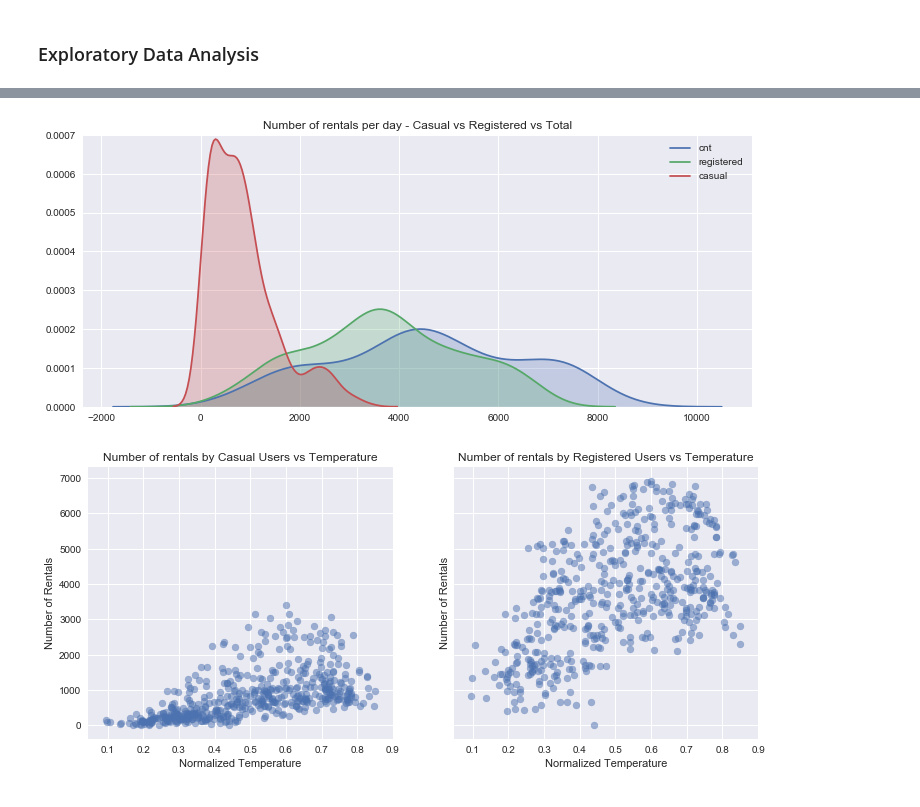
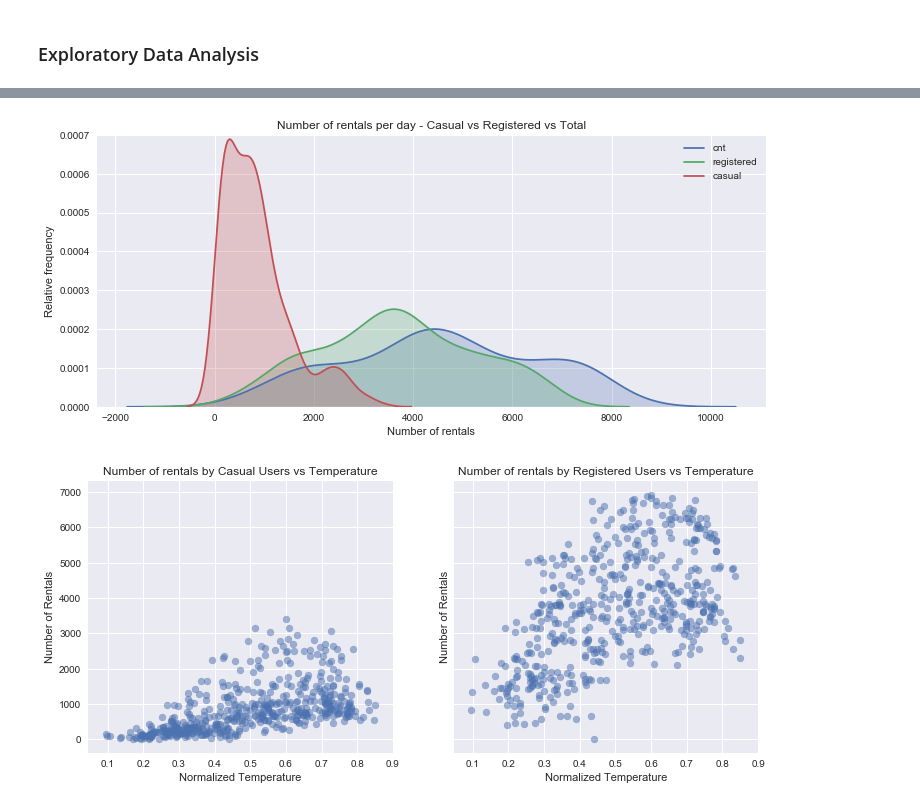
Before and after one commit to estebanangelm/bike_rental_analysis, a Jupyter notebook: Bike Rental Analysis.ipynb, the cells around one changed output, grey strips where cells are left out. Drawn from its saved outputs; the diff is of its cells as text; code cells hidden in the pictures.

```diff
--- a/Bike Rental Analysis.ipynb
+++ b/Bike Rental Analysis.ipynb
@@ -49,13 +126,15 @@ plt.show()
 # %%
 plt.figure(figsize=(12,5))
 plt.title("Number of rentals per day - Casual vs Registered vs Total")
 sns.kdeplot(day_train["cnt"], shade=True,legend=True)
 sns.kdeplot(day_train["registered"], shade=True,legend=True)
 sns.kdeplot(day_train["casual"], shade=True,legend=True)
 plt.ylim(0,0.0007)
+plt.xlabel("Number of rentals")
+plt.ylabel("Relative frequency")
 plt.show()
 # %% [output]
-[figure, old version]
+[figure, new version]
 # %%
 f, axarr = plt.subplots(1,2, sharey=True,figsize=(12,5))
 axarr[0].scatter(day_train['temp'], day_train['casual'], alpha=0.5,label="Test Data")
```
Also changed, not shown: parts of 28 cells of this notebook.
